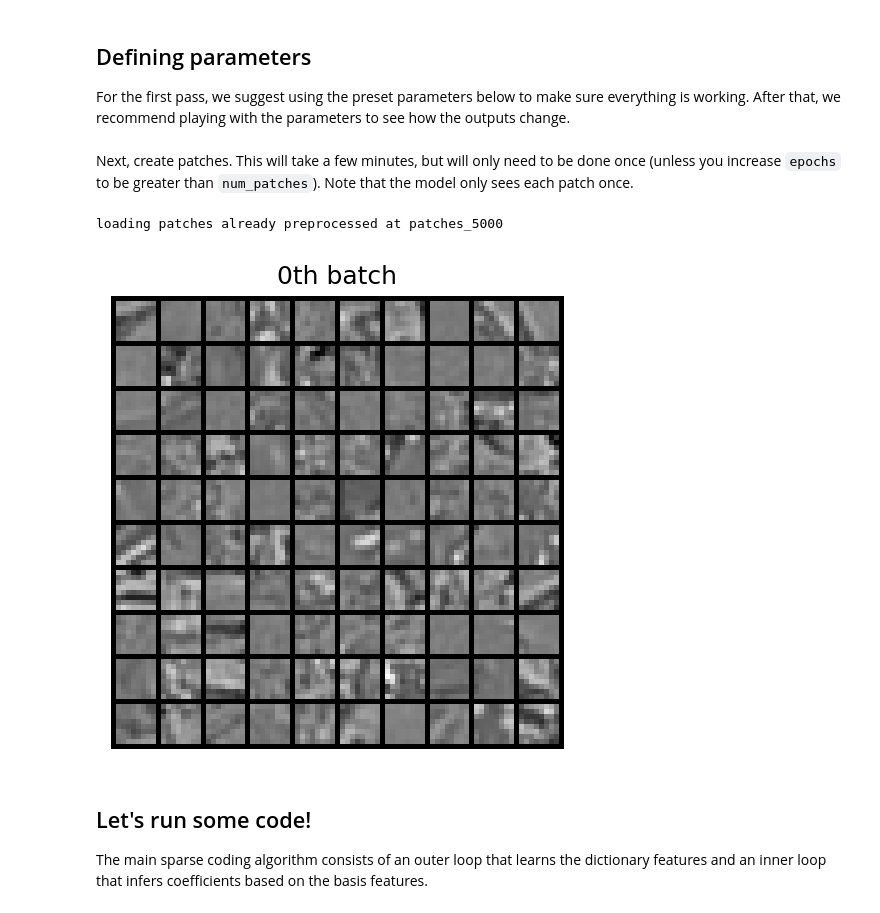
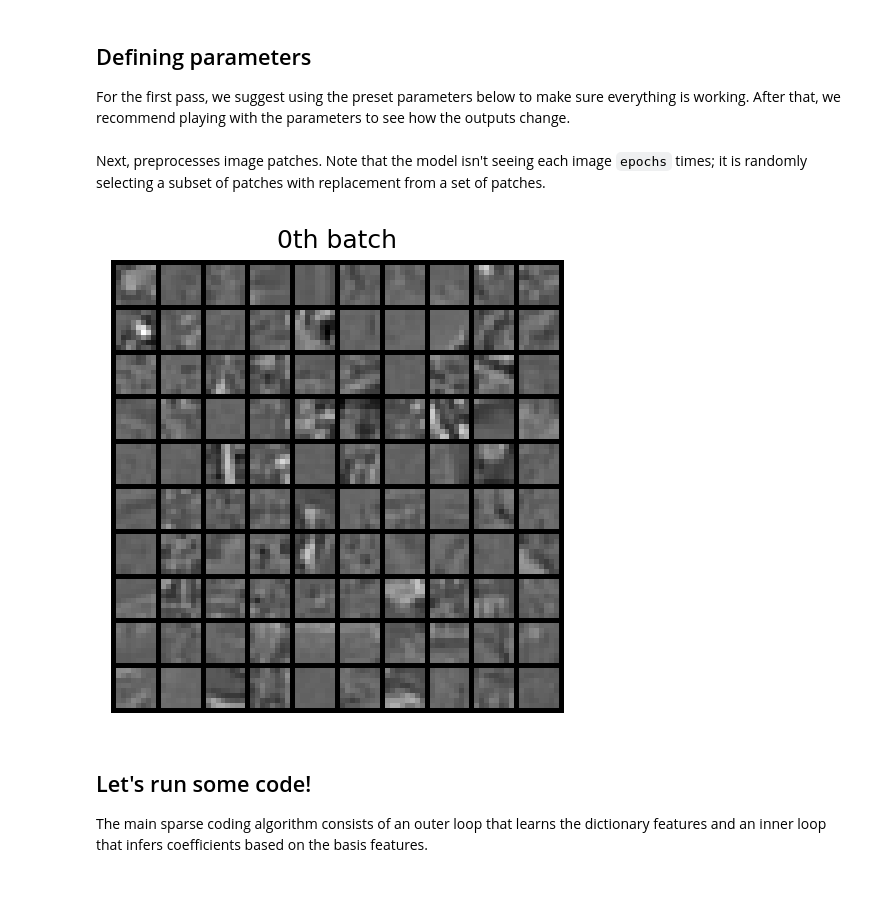
Before and after one commit to rctn/sparsecoding, a Jupyter notebook: tutorials/vanilla/tutorial.ipynb, the cells around one changed output. Cells and saved outputs as stored; diff of their text form; code cells hidden in the pictures.

```diff
--- a/tutorials/vanilla/tutorial.ipynb
+++ b/tutorials/vanilla/tutorial.ipynb
@@ -102,16 +99,12 @@ rng = np.random.default_rng(seed=seed)
 phi = torch.randn(N, num_bases)
 phi = F.normalize(phi, dim=0)
-# %% [markdown]
-Next, create patches. This will take a few minutes, but will only need to be done once (unless you increase `epochs` to be greater than `num_patches`). Note that the model only sees each patch once.
-# %%
-# Load or process patches.
-num_patches = 5000  # This can be changed to a smaller number, but epochs must be <= num_patches.
-patch_dir = "patches_{}".format(num_patches)
-patches = utils.create_patches(imgs, num_patches, batch_size, N, patch_dir, rng)
-utils.visualize_patches(patches[0, :, :], "0th batch")
-# %% [output]
-loading patches already preprocessed at patches_5000
-[figure, removed]
+# %% [markdown]
+Next, preprocesses image patches. Note that the model isn't seeing each image `epochs` times; it is randomly selecting a subset of patches with replacement from a set of patches.
+# %%
+patches = utils.create_patches(imgs, epochs, batch_size, N, rng)
+utils.visualize_patches(patches[0,:, :], title="0th batch")
+# %% [output]
+[figure, added]
 # %% [markdown]
 ## Let's run some code!
 The main sparse coding algorithm consists of an outer loop that learns the dictionary features and an inner loop that infers coefficients based on the basis features.
```
Also changed, not shown: parts of 15 cells of this notebook, 1 other file.
